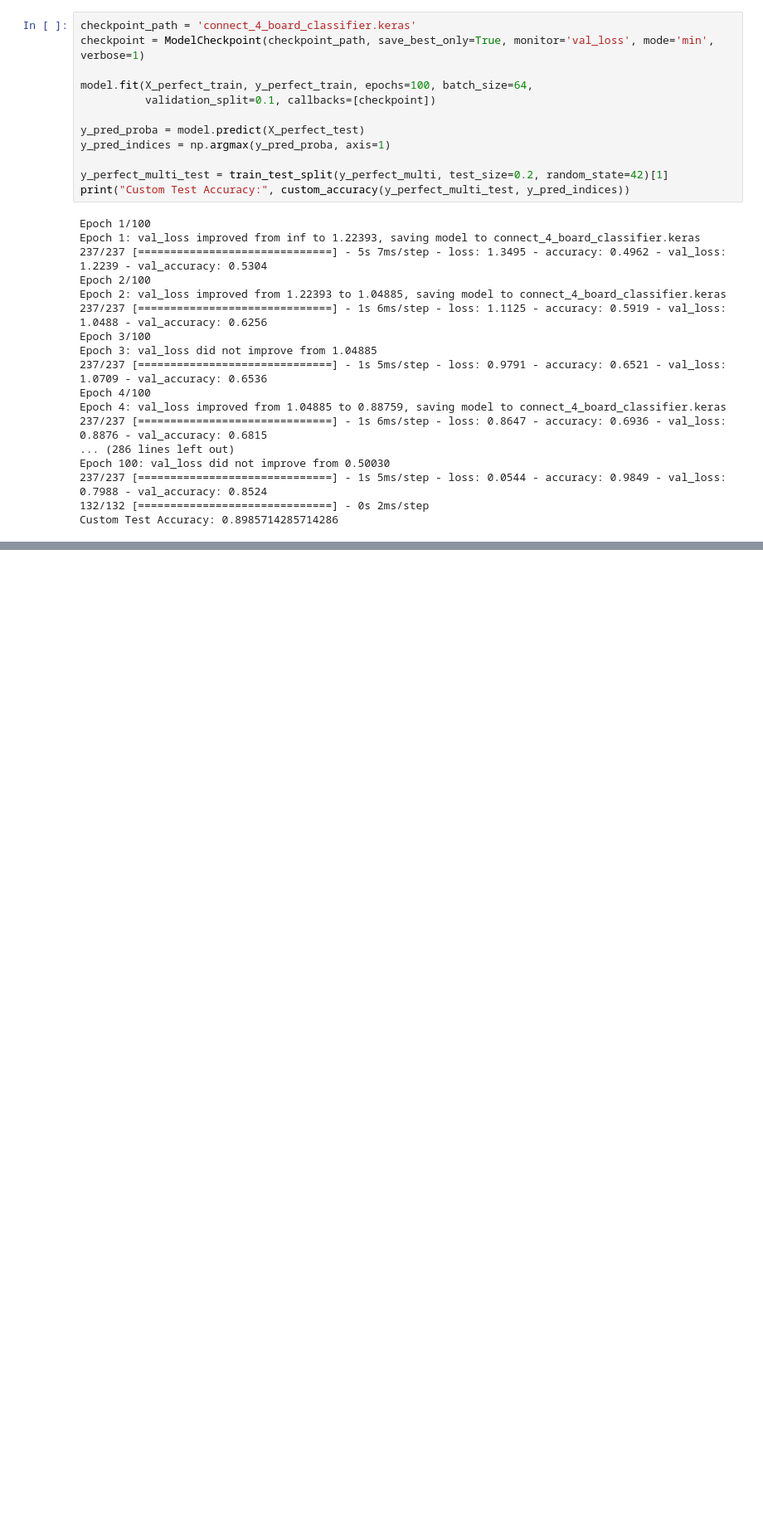
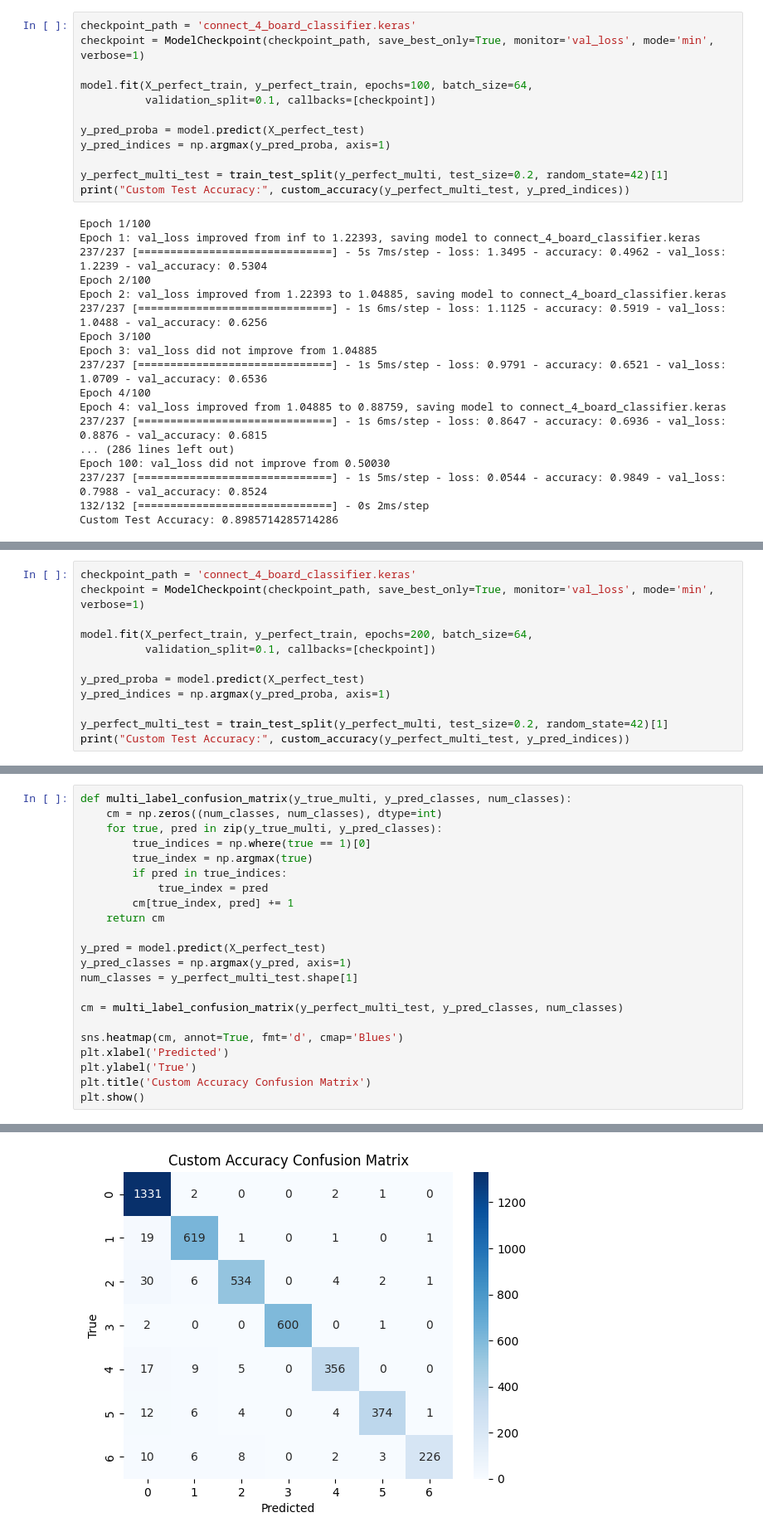
Before and after one commit to 19tylermalone94/19tylermalone94, a Jupyter notebook: Final_Report.ipynb, the cells around one changed output, grey strips where cells are left out. Shown at 83% size. Drawn from its saved outputs; the diff is of its cells as text; blank space fills up the shorter version.

```diff
--- a/Final_Report.ipynb
+++ b/Final_Report.ipynb
@@ -2545,0 +2634,12 @@ As one might imagine, using this model to play an entire game is as straight-for
+# %%
+checkpoint_path = 'connect_4_board_classifier.keras'
+checkpoint = ModelCheckpoint(checkpoint_path, save_best_only=True, monitor='val_loss', mode='min', verbose=1)
+
+model.fit(X_perfect_train, y_perfect_train, epochs=200, batch_size=64,
+          validation_split=0.1, callbacks=[checkpoint])
+
+y_pred_proba = model.predict(X_perfect_test)
+y_pred_indices = np.argmax(y_pred_proba, axis=1)
+
+y_perfect_multi_test = train_test_split(y_perfect_multi, test_size=0.2, random_state=42)[1]
+print("Custom Test Accuracy:", custom_accuracy(y_perfect_multi_test, y_pred_indices))
@@ -2545,0 +2664,23 @@ As one might imagine, using this model to play an entire game is as straight-for
+# %%
+def multi_label_confusion_matrix(y_true_multi, y_pred_classes, num_classes):
+    cm = np.zeros((num_classes, num_classes), dtype=int)
+    for true, pred in zip(y_true_multi, y_pred_classes):
+        true_indices = np.where(true == 1)[0]
+        true_index = np.argmax(true)
+        if pred in true_indices:
+            true_index = pred
+        cm[true_index, pred] += 1
+    return cm
+
+y_pred = model.predict(X_perfect_test)
+y_pred_classes = np.argmax(y_pred, axis=1)
+num_classes = y_perfect_multi_test.shape[1]
+
+cm = multi_label_confusion_matrix(y_perfect_multi_test, y_pred_classes, num_classes)
+
+sns.heatmap(cm, annot=True, fmt='d', cmap='Blues')
+plt.xlabel('Predicted')
+plt.ylabel('True')
+plt.title('Custom Accuracy Confusion Matrix')
+plt.show()
+# %% [output]
@@ -2545,0 +2688 @@ As one might imagine, using this model to play an entire game is as straight-for
+[figure, added]
```
Also changed, not shown: parts of 7 cells of this notebook.
